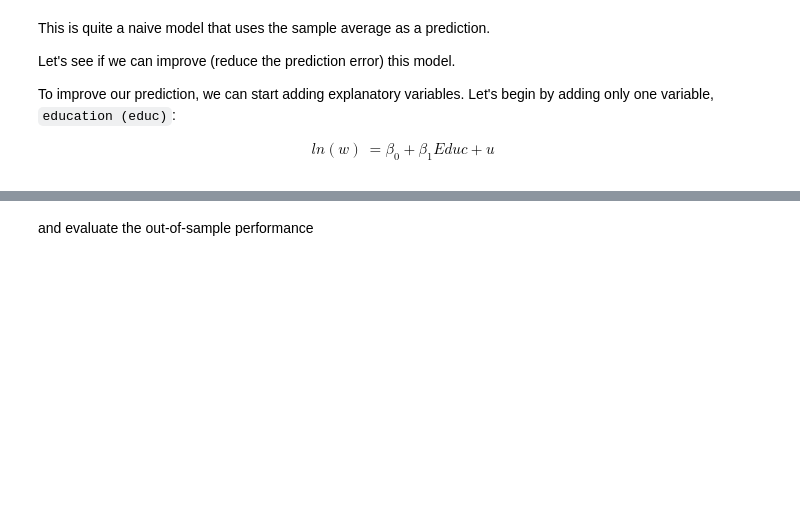
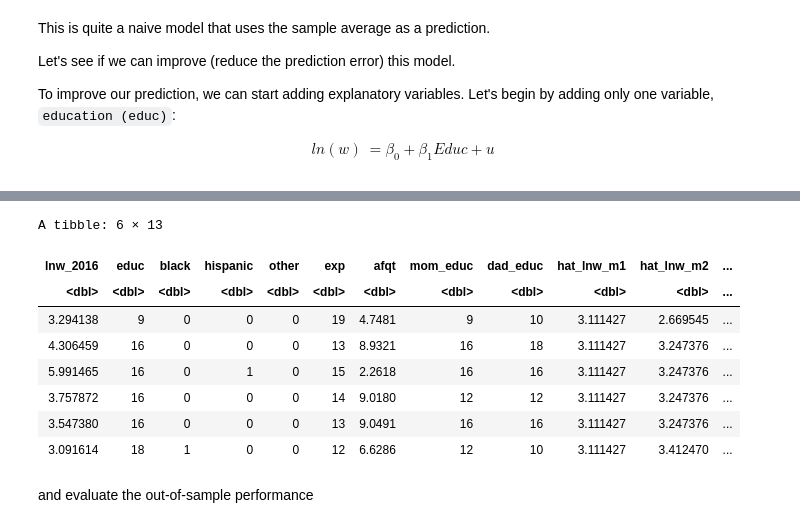
Before and after one commit to Samuel11-cell/BDML_202501-SNM, a Jupyter notebook: Modulo02/CuadernoModulo02_CV.ipynb, the cells around one changed output, grey strips where cells are left out. Cells and saved outputs as stored; diff of their text form; code cells hidden in the pictures; blank space fills up the shorter version.

```diff
--- a/Modulo02/CuadernoModulo02_CV.ipynb
+++ b/Modulo02/CuadernoModulo02_CV.ipynb
@@ -192,0 +294,12 @@ test$hat_lnw_m2<-predict(model2,newdata = test)
+# %%
+head(test)
+# %% [output]
+A tibble: 6 × 13
+| lnw_2016 | educ | black | hispanic | other | exp | afqt | mom_educ | dad_educ | hat_lnw_m1 | hat_lnw_m2 | ... |
+| <dbl> | <dbl> | <dbl> | <dbl> | <dbl> | <dbl> | <dbl> | <dbl> | <dbl> | <dbl> | <dbl> | ... |
+| 3.294138 | 9 | 0 | 0 | 0 | 19 | 4.7481 | 9 | 10 | 3.111427 | 2.669545 | ... |
+| 4.306459 | 16 | 0 | 0 | 0 | 13 | 8.9321 | 16 | 18 | 3.111427 | 3.247376 | ... |
+| 5.991465 | 16 | 0 | 1 | 0 | 15 | 2.2618 | 16 | 16 | 3.111427 | 3.247376 | ... |
+| 3.757872 | 16 | 0 | 0 | 0 | 14 | 9.0180 | 12 | 12 | 3.111427 | 3.247376 | ... |
+| 3.547380 | 16 | 0 | 0 | 0 | 13 | 9.0491 | 16 | 16 | 3.111427 | 3.247376 | ... |
+| 3.091614 | 18 | 1 | 0 | 0 | 12 | 6.6286 | 12 | 10 | 3.111427 | 3.412470 | ... |
```
Also changed, not shown: parts of 36 cells of this notebook, 2 other files.
